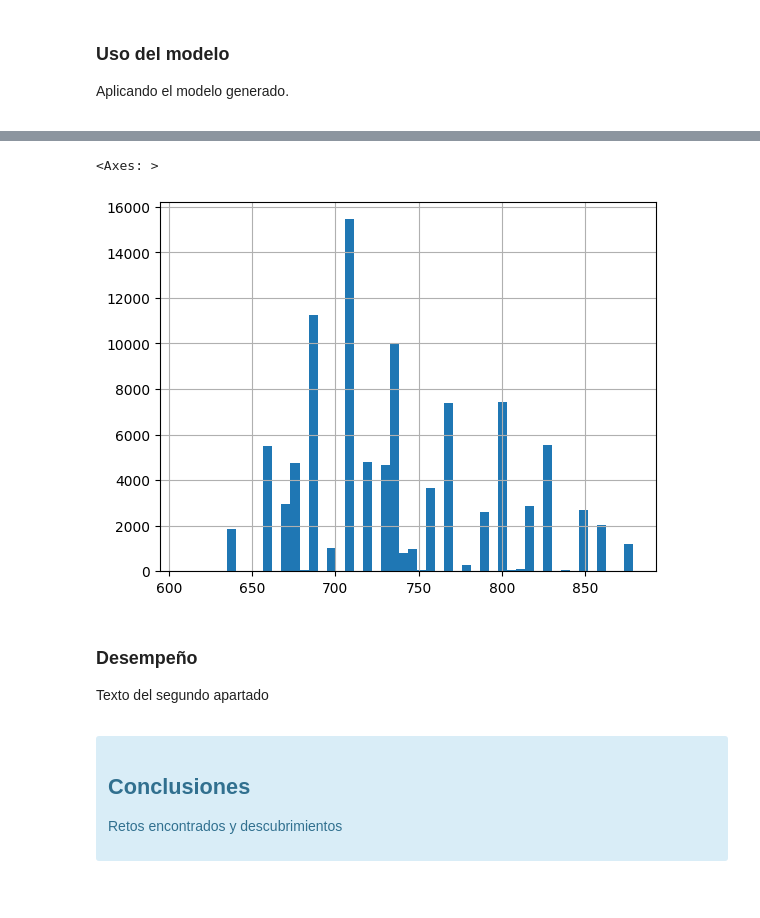
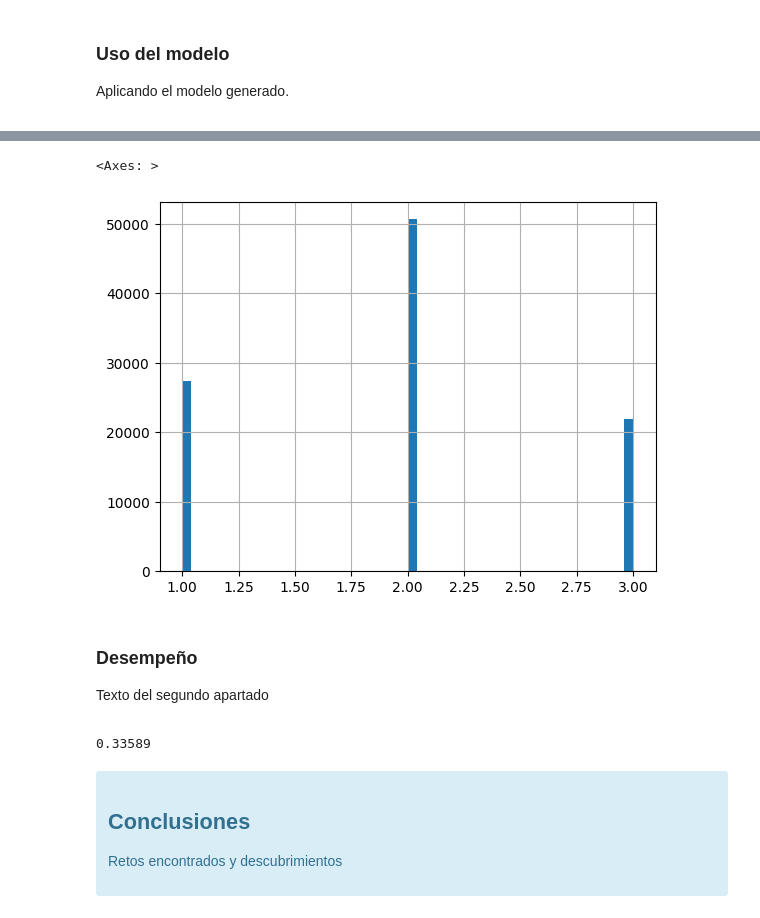
Before and after one commit to MauLTamez/ModelosDeCredito_Proyecto1, a Jupyter notebook: Modelo.ipynb, the cells around one changed output, grey strips where cells are left out. Drawn from its saved outputs; the diff is of its cells as text; code cells hidden in the pictures.

```diff
--- a/Modelo.ipynb
+++ b/Modelo.ipynb
@@ -118,14 +118,14 @@ La información con la que contamos viene de esta forma:
 import warnings
 import numpy as np
 import pandas as pd
-from cleanData import clean
 import matplotlib.pyplot as plt
-from prediction import setScore
+from main import modelWAM
 
 warnings.filterwarnings('ignore')
 
 data = pd.read_csv('train.csv')
-data.head()
+modelo = modelWAM(data)
+modelo.df.head()
 # %% [output]
 |  | ID | Customer_ID | Month | Name | Age | SSN | Occupation | Annual_Income | ... |
 | 0 | 0x1602 | CUS_0xd40 | January | Aaron Maashoh | 23 | 821-00-0265 | Scientist | 19114.12 | ... |
@@ -164,13 +176,17 @@ Aplicando el modelo generado.
 # %%
-setScore(data_clean)[['Score_Predicted_in_points','Score_Predicted_in_bracket']]['Score_Predicted_in_bracket'].hist(bins = 50)
+modelo.df[['Score_Predicted_in_points','Score_Predicted_in_bracket']]['Score_Predicted_in_bracket'].hist(bins = 50)
 # %% [output]
 <Axes: >
-[figure, old version]
+[figure, new version]
 # %% [markdown]
 <div id='model.4'/>
 
 ### Desempeño
 Texto del segundo apartado
+# %%
+modelo.accuracy()
+# %% [output]
+0.33589
 # %% [markdown]
 <div id='findings' class="alert alert-block alert-info" />
 
```
Also changed, not shown: parts of 3 cells of this notebook, 2 other files.
